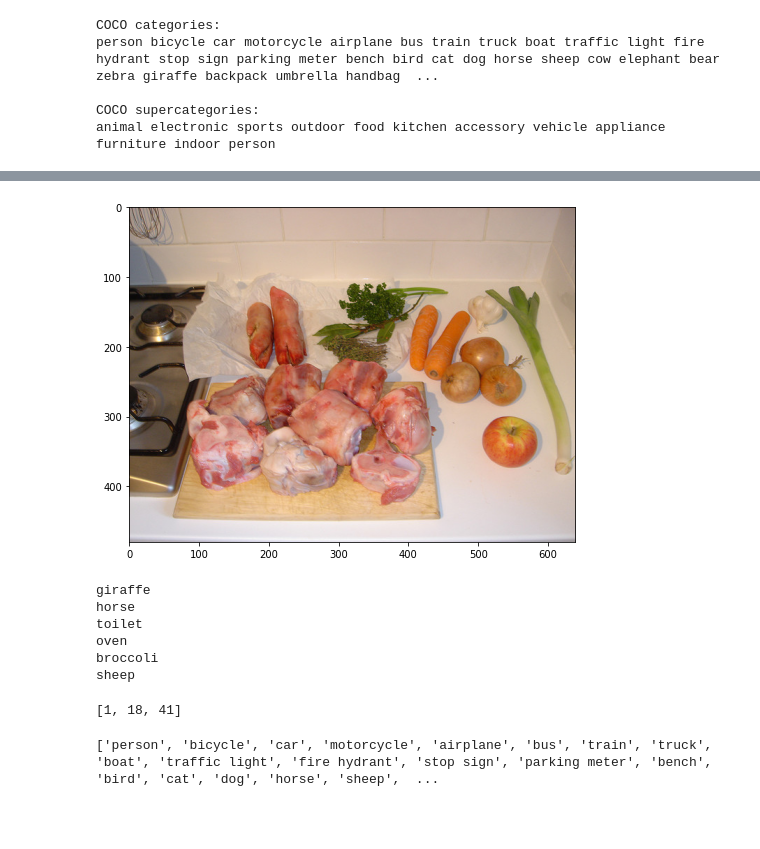
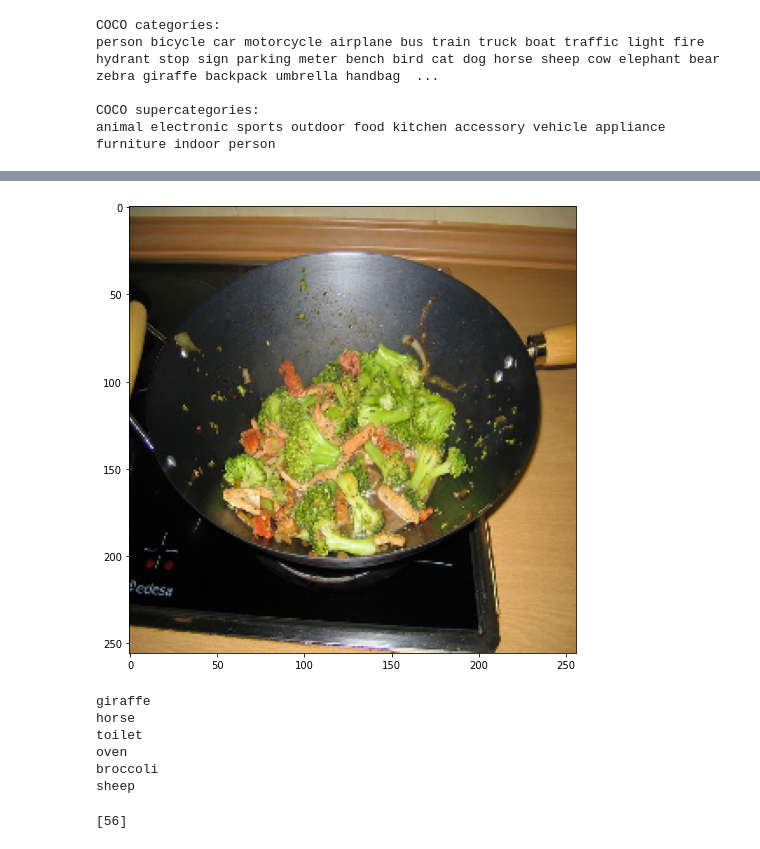
Before and after one commit to philhchen/PicIt, a Jupyter notebook: cocoapi/PythonAPI/COCONearestNeighbor.ipynb, the cells around one changed output, grey strips where cells are left out. Saved outputs shown, nothing was run; the diff lists cells and outputs as text; code cells hidden in the pictures; blank space fills up the shorter version.

Commit message:
Made dimensions compatible with COCO

```diff
--- a/cocoapi/PythonAPI/COCONearestNeighbor.ipynb
+++ b/cocoapi/PythonAPI/COCONearestNeighbor.ipynb
@@ -165,8 +228,8 @@ best_match = find_nearest_neighbor(val_dataset, test_image)
 # %%
-utils.viz.plot_image(best_match.asnumpy())
+utils.viz.plot_image(best_match)
 plt.show()
 # %% [output]
-[figure, old version]
+[figure, new version]
 # %%
 for box in test_image['annotations']:
     print(classes[box['category_id']])
@@ -178,15 +241,8 @@ oven
 broccoli
 sheep
 # %%
-catIds = coco.getCatIds(catNms=['person', 'dog', 'skateboard'])
+catIds = coco.getCatIds(catNms=['broccoli'])
 print(catIds)
 imgIds = coco.getImgIds(catIds=catIds );
-imgIds = coco.getImgIds(imgIds = [324158])
-img = coco.loadImgs(imgIds[np.random.randint(0,len(imgIds))])[0]
 # %% [output]
-[1, 18, 41]
+[56]
-# %%
-
-print(nms)
-# %% [output]
-['person', 'bicycle', 'car', 'motorcycle', 'airplane', 'bus', 'train', 'truck', 'boat', 'traffic light', 'fire hydrant', 'stop sign', 'parking meter', 'bench', 'bird', 'cat', 'dog', 'horse', 'sheep',  ...
```
Also changed, not shown: parts of 12 cells of this notebook.
